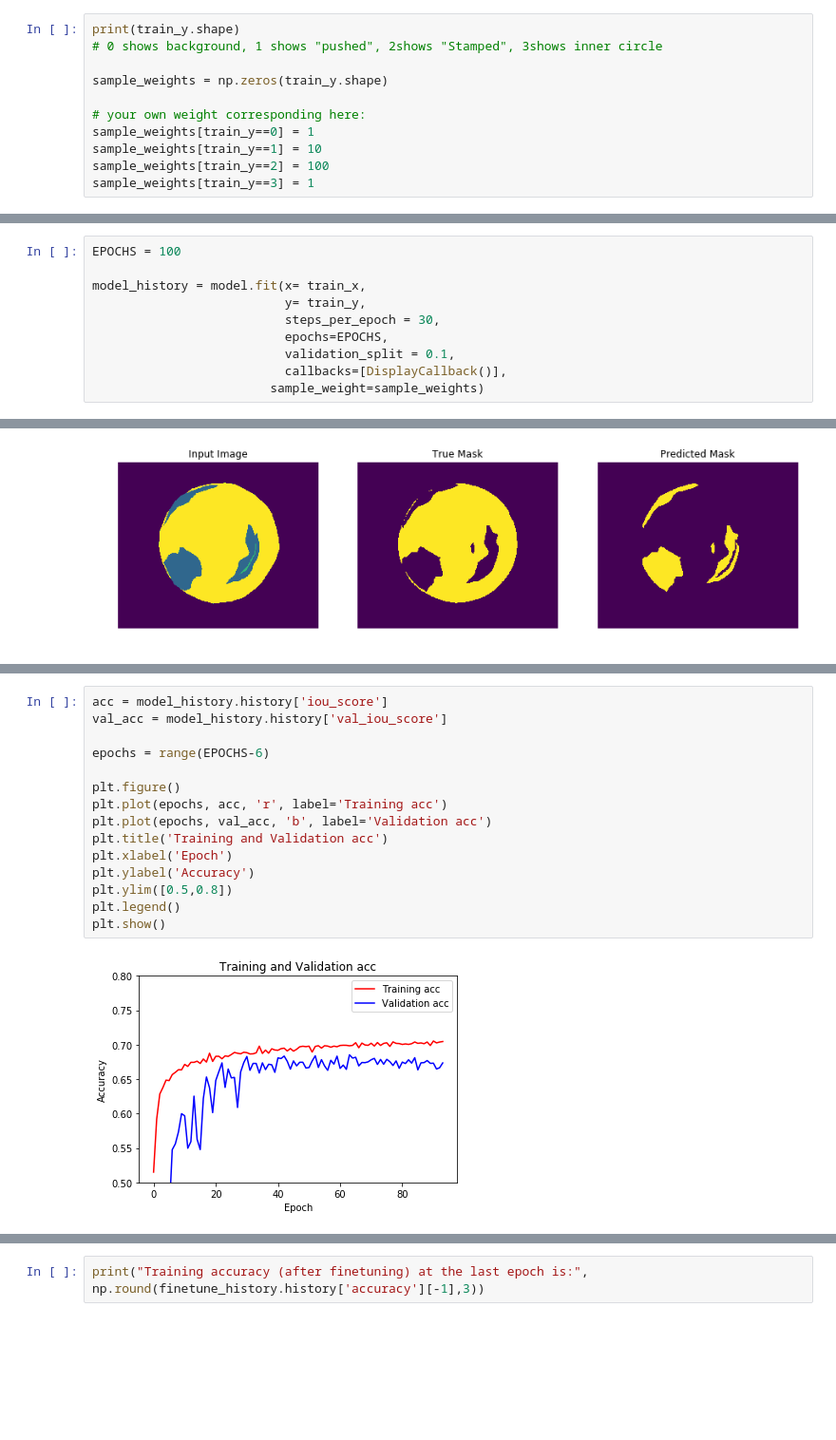
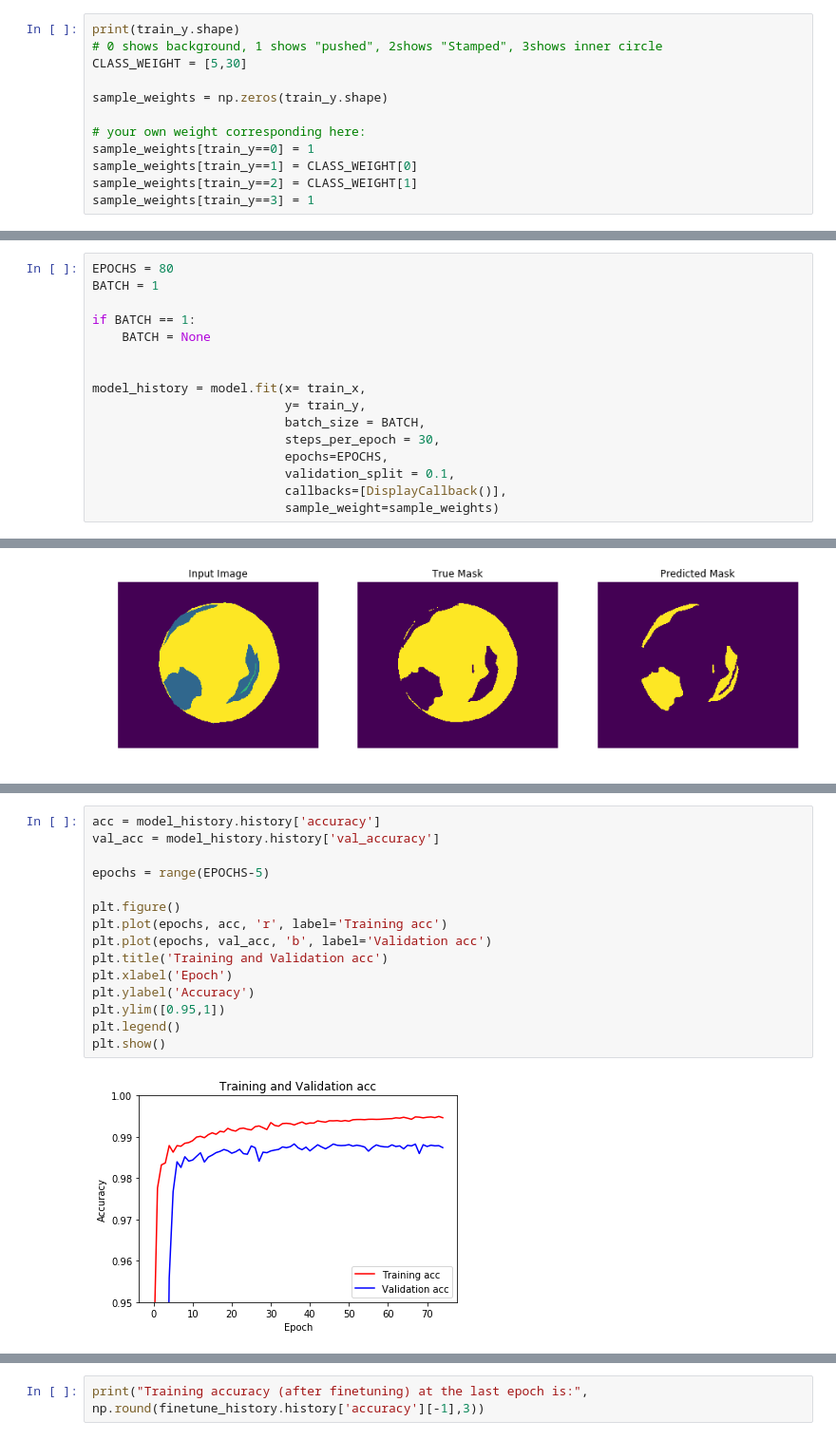
Before and after one commit to jhk0429/Segmentation_project, a Jupyter notebook: train.ipynb, the cells around one changed output, grey strips where cells are left out. Shown: that part at 95% size. Saved outputs shown, nothing was run; the diff lists cells and outputs as text; blank space fills up the shorter version.

```diff
--- a/train.ipynb
+++ b/train.ipynb
@@ -159,13 +163,14 @@ sample_mask = train_y[13]
 # %%
 print(train_y.shape)
 # 0 shows background, 1 shows "pushed", 2shows "Stamped", 3shows inner circle
+CLASS_WEIGHT = [5,30]
 
 sample_weights = np.zeros(train_y.shape)
 
 # your own weight corresponding here:
 sample_weights[train_y==0] = 1
-sample_weights[train_y==1] = 10
-sample_weights[train_y==2] = 100
+sample_weights[train_y==1] = CLASS_WEIGHT[0]
+sample_weights[train_y==2] = CLASS_WEIGHT[1]
 sample_weights[train_y==3] = 1
 # %% [output]
 (184, 480, 576, 1)
@@ -222,13 +227,19 @@ class DisplayCallback(tf.keras.callbacks.Callback):
 # %% [markdown]
 Setting validatoin_split causing not to train well for some reason
 # %%
-EPOCHS = 100
+EPOCHS = 80
+BATCH = 1
+
+if BATCH == 1:
+    BATCH = None
+
 
 model_history = model.fit(x= train_x,
                           y= train_y,
+                          batch_size = BATCH,
                           steps_per_epoch = 30,
                           epochs=EPOCHS,
                           validation_split = 0.1,
                           callbacks=[DisplayCallback()],
-                        sample_weight=sample_weights)
+                          sample_weight=sample_weights)
 # %% [output]
@@ -387,18 +401,18 @@ plt.show()
 # %%
-acc = model_history.history['iou_score']
-val_acc = model_history.history['val_iou_score']
+acc = model_history.history['accuracy']
+val_acc = model_history.history['val_accuracy']
 
-epochs = range(EPOCHS-6)
+epochs = range(EPOCHS-5)
 
 plt.figure()
 plt.plot(epochs, acc, 'r', label='Training acc')
 plt.plot(epochs, val_acc, 'b', label='Validation acc')
 plt.title('Training and Validation acc')
 plt.xlabel('Epoch')
 plt.ylabel('Accuracy')
-plt.ylim([0.5,0.8])
+plt.ylim([0.95,1])
 plt.legend()
 plt.show()
 # %% [output]
-[figure, old version]
+[figure, new version]
 # %%
```
Also changed, not shown: parts of 14 cells of this notebook, 1 other file.
